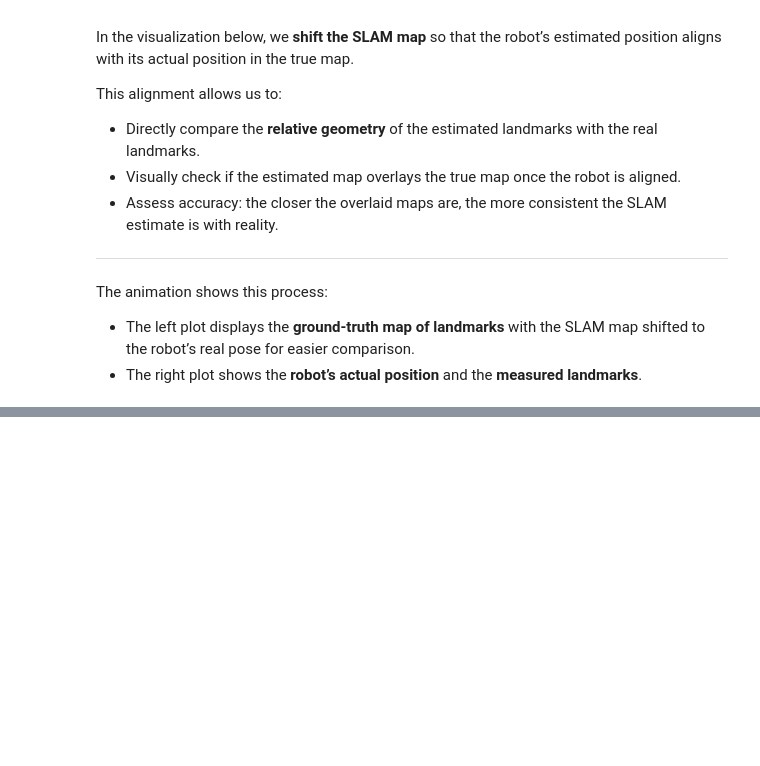
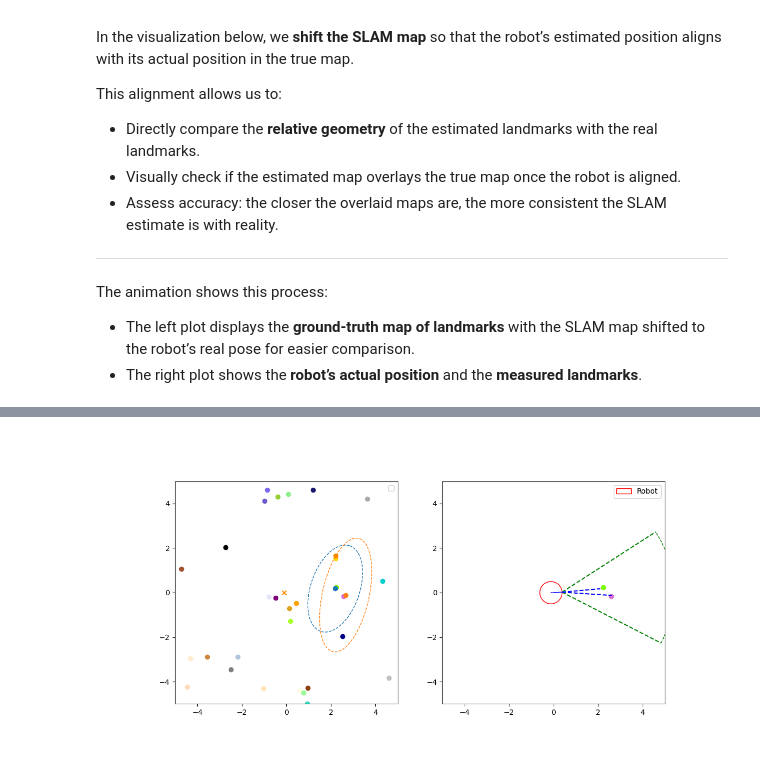
Before and after one commit to jtu-hub/COE-841, a Jupyter notebook: trabalho07.ipynb, the cells around one changed output, grey strips where cells are left out. Cells and saved outputs as stored; diff of their text form; code cells hidden in the pictures; blank space fills up the shorter version.

```diff
--- a/trabalho07.ipynb
+++ b/trabalho07.ipynb
@@ -333,0 +374,58 @@ display(Image(filename=gif_path))
+# %%
+resetRobot()
+slam = FastSlam2(10, landmark_map.roi, init_pose=robot.pos, likelyhood_new_feature=0.4)
+
+dt = 0.05
+animation_time = 5 #[s]
+
+n_frames = int(animation_time / dt)
+trajectory = generateRandomVelocityTrajectory(n_frames, dt)
+applied_controls = []
+
+fig, (ax1, ax2) = plt.subplots(1, 2, figsize=(12, 6))
+
+ax1.set_aspect('equal', adjustable='box')
+ax1.set_title("Map of Landmarks")
+ax1.set_xlabel("$x$ [m]")
+ax1.set_ylabel("$y$ [m]")
+ax2.set_title("Robot's State Estimation")
+ax2.set_xlabel("$x$ [m]")
+ax2.set_ylabel("$y$ [m]")
+#update function for animation
+def update(frame):
+    global applied_controls
+    ax2.clear()
+    ax1.clear()
+
+    u = trajectory[frame]
+
+    applied_controls.append(robot.applyControl(u, motion_noise=True))
+
+    sensor_readings = robot.getSensorReadings(detection_noise=True, std_meas_noise=0.1)
+    deteced_features = sensor_readings[0][0]
+    correspondences = sensor_readings[0][1]
+
+    slam.update(u, deteced_features)
+
+    ax1.set_xlim(x_roi)
+    ax1.set_ylim(y_roi)
+
+    ax2.set_xlim(x_roi)
+    ax2.set_ylim(y_roi)
+
+    landmark_map.draw(ax2, correspondences=correspondences)
+    robot.draw(ax2, label = "Robot", draw_sensor_readings=True)
+
+    landmark_map.draw(ax1)
+    slam.draw(ax1, shift_to=robot.pos, draw_all_sigma=False, add_legend=False)
+
+ani = FuncAnimation(fig, update, frames=np.arange(0, n_frames), interval=50)
+
+gif_path = 'img/7/fastSlam2.gif'
+ani.save(gif_path, writer='pillow', fps=20)
+
+plt.close(fig)
+
+display(Image(filename=gif_path))
+# %% [output]
+[figure, added]
```
Also changed, not shown: parts of 5 cells of this notebook, 8 other files.
